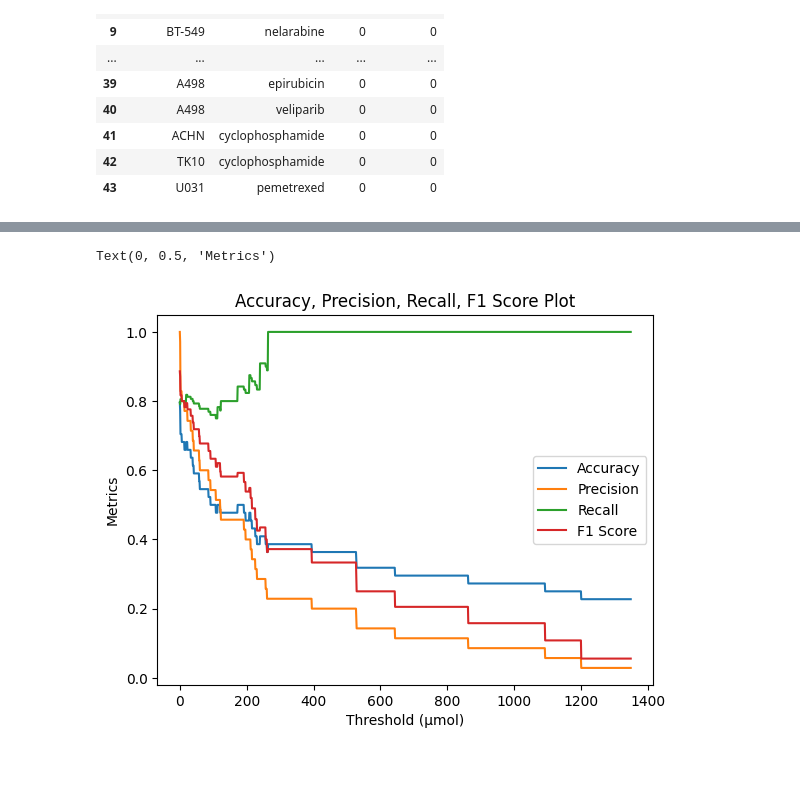
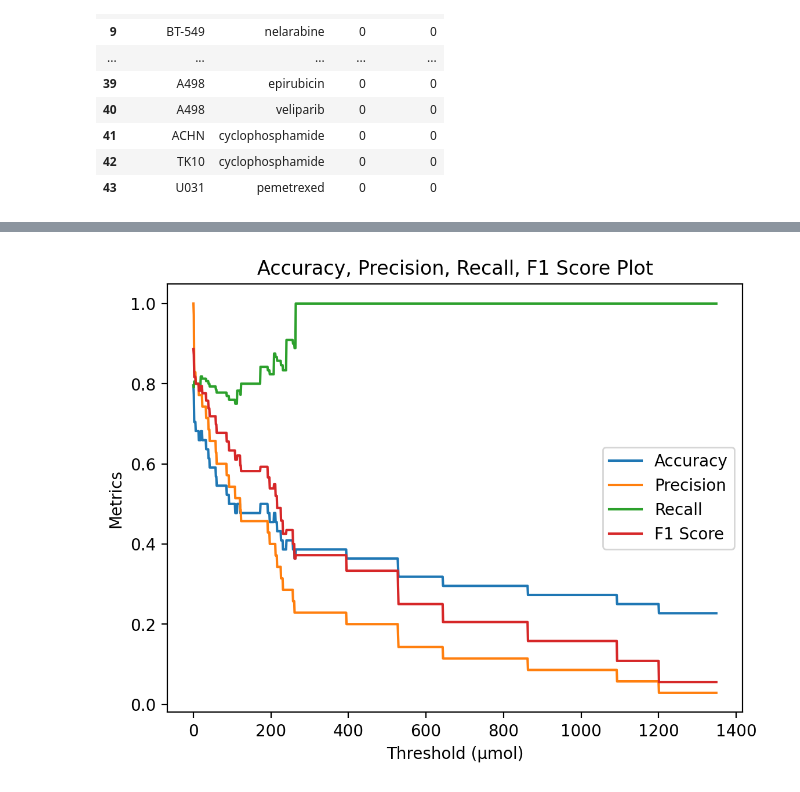
Before and after one commit to cannin/drGAT, a Jupyter notebook: Figs/Fig3.ipynb, the cells around one changed output, grey strips where cells are left out. Cells and saved outputs as stored; diff of their text form; code cells hidden in the pictures; blank space fills up the shorter version.

```diff
--- a/Figs/Fig3.ipynb
+++ b/Figs/Fig3.ipynb
@@ -75,7 +75,7 @@ drugs
 nsc_name = pd.read_csv(
     'nsc_cid_smiles_class_name.csv', index_col=0
 )[['NAME', 'NSC']]
-tmp = pd.read_csv('../../drugbank_xml2csv_python/nsc_name.csv')[['NSC #', 'Drug name']]
+tmp = pd.read_csv('nsc_name.csv')[['NSC #', 'Drug name']]
 tmp.columns = ['NSC', 'NAME']
 nsc_name = pd.concat([nsc_name, tmp]).drop_duplicates()
 nsc_name['NAME'] = nsc_name['NAME'].str.lower()
@@ -681,7 +681,7 @@ len(set(tmp['NSC']))
 # %% [output]
 405
 # %%
-input_graph = pd.read_csv('../data/drug_cell_gene.csv.gz', index_col=0)
+input_graph = pd.read_csv('drug_cell_gene.csv.gz', index_col=0)
 d = input_graph.index[:269]
 d
 # %% [output]
@@ -825,11 +823,3 @@ atten
 # %%
 drug_gene = atten.iloc[:269, 329:]
 cell_gene = atten.iloc[269:329, 329:]
-# %%
-base = pd.DataFrame(np.zeros((len(drug_gene), len(cell_gene))), index=drug_gene.index, columns=cell_gene.index)
-for i in base.index:
-    for l in base.columns:
-        base.loc[i, l] = np.corrcoef(drug_gene.loc[i], cell_gene.loc[l])[0, 1]
-
-base = (base > 0).astype(int)
-base = base.loc[nci_dr.index]
@@ -880,12 +825,0 @@ for i in nci_dr.columns:
-# %%
-accs = []
-precs = []
-recalls = []
-f1s = []
-for i in range(100):
-    tmp = (np.array(sens) < i).astype(int)
-    accs.append(accuracy_score(tmp, atten))
-    tmp = precision_recall_fscore_support(tmp, atten)
-    precs.append(tmp[0][0])
-    recalls.append(tmp[1][0])
-    f1s.append(tmp[2][0])
@@ -964,18 +868,24 @@ for i in range(round(max(sens))):
     recalls.append(tmp[1][0])
     f1s.append(tmp[2][0])
 # %%
+# グラフのサイズと解像度を設定
+plt.figure(dpi=200)
+
+# プロット
 plt.plot(accs, label='Accuracy')
 plt.plot(precs, label='Precision')
 plt.plot(recalls, label='Recall')
 plt.plot(f1s, label='F1 Score')
 
-# Adding legend
+# 凡例の追加
 plt.legend()
 
-# Adding titles and labels
+# タイトルとラベルの追加
 plt.title('Accuracy, Precision, Recall, F1 Score Plot')
 plt.xlabel('Threshold (μmol)')
 plt.ylabel('Metrics')
+
+# グラフの表示
+plt.show()
 # %% [output]
-Text(0, 0.5, 'Metrics')
-[figure, old version]
+[figure, new version]
```
Also changed, not shown: parts of 15 cells of this notebook, 12 other files.
